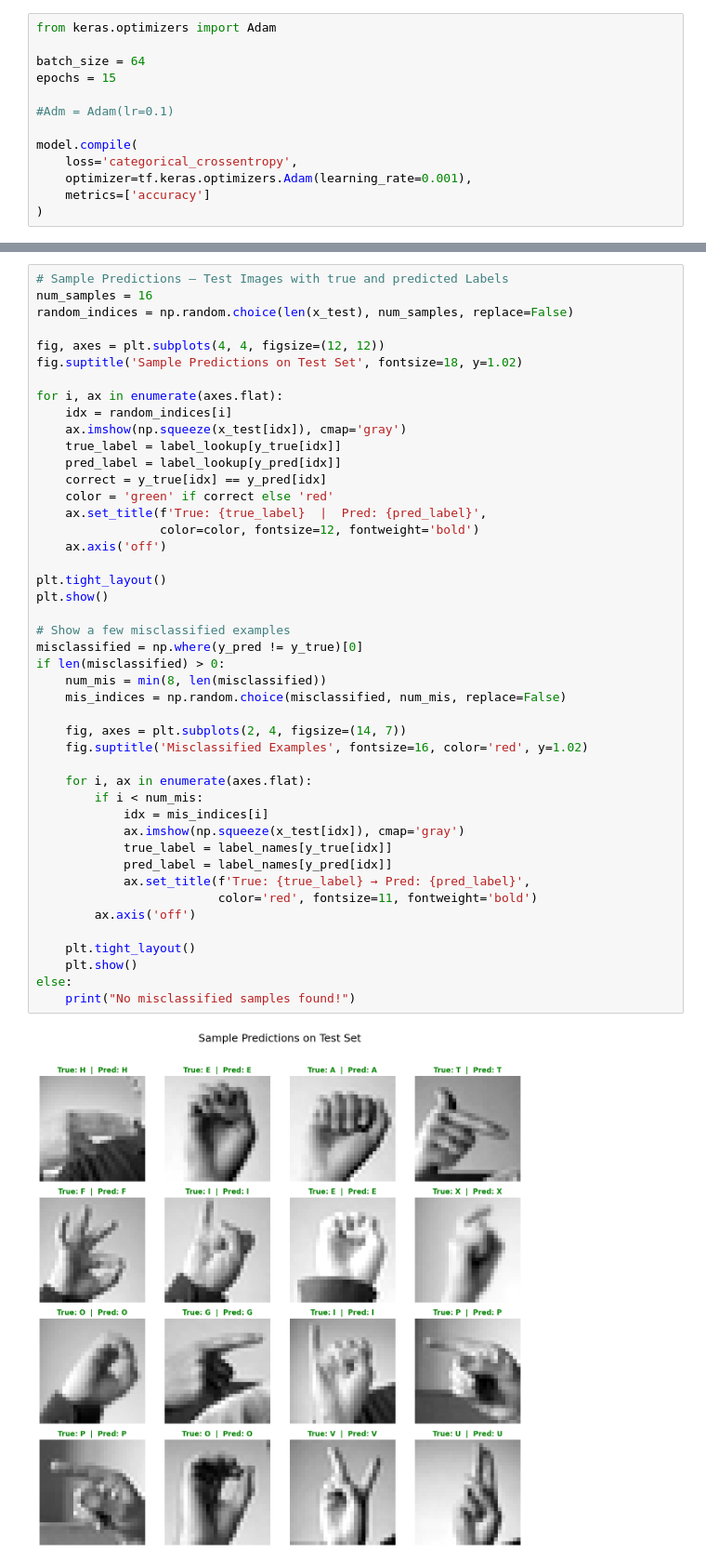
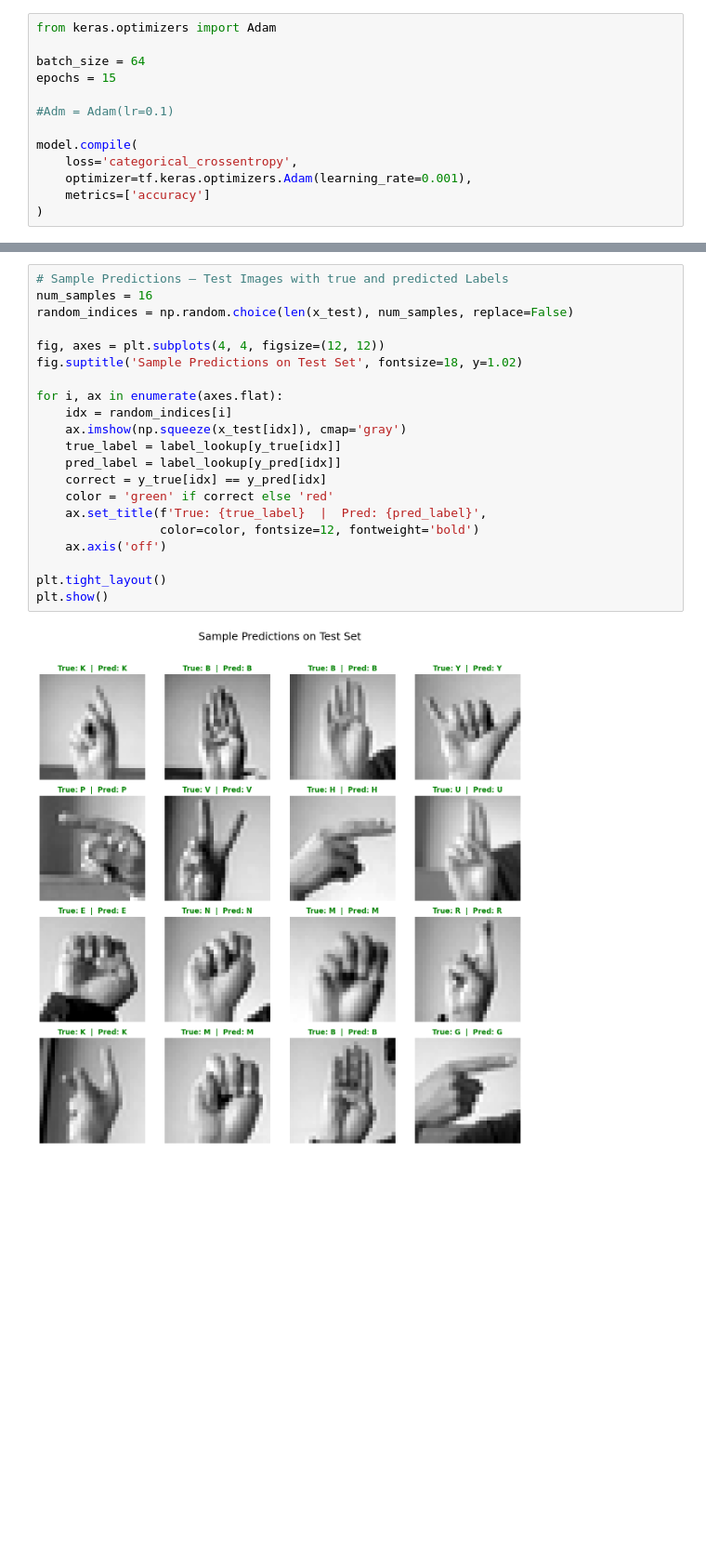
Before and after one commit to bolmin70/CV_project_3117202, a Jupyter notebook: CVprojectFinishedVisualization3117202.ipynb, the cells around one changed output, grey strips where cells are left out. Shown at 93% size. Cells and saved outputs as stored; diff of their text form; blank space fills up the shorter version.

```diff
--- a/CVprojectFinishedVisualization3117202.ipynb
+++ b/CVprojectFinishedVisualization3117202.ipynb
@@ -375,47 +373,23 @@ print(pred_vs_true.to_string(index=False))
 # %%
 # Sample Predictions – Test Images with true and predicted Labels
 num_samples = 16
 random_indices = np.random.choice(len(x_test), num_samples, replace=False)
 
 fig, axes = plt.subplots(4, 4, figsize=(12, 12))
 fig.suptitle('Sample Predictions on Test Set', fontsize=18, y=1.02)
 
 for i, ax in enumerate(axes.flat):
     idx = random_indices[i]
     ax.imshow(np.squeeze(x_test[idx]), cmap='gray')
     true_label = label_lookup[y_true[idx]]
     pred_label = label_lookup[y_pred[idx]]
     correct = y_true[idx] == y_pred[idx]
     color = 'green' if correct else 'red'
     ax.set_title(f'True: {true_label}  |  Pred: {pred_label}',
                  color=color, fontsize=12, fontweight='bold')
     ax.axis('off')
 
 plt.tight_layout()
 plt.show()
-
-# Show a few misclassified examples
-misclassified = np.where(y_pred != y_true)[0]
-if len(misclassified) > 0:
-    num_mis = min(8, len(misclassified))
-    mis_indices = np.random.choice(misclassified, num_mis, replace=False)
-
-    fig, axes = plt.subplots(2, 4, figsize=(14, 7))
-    fig.suptitle('Misclassified Examples', fontsize=16, color='red', y=1.02)
-
-    for i, ax in enumerate(axes.flat):
-        if i < num_mis:
-            idx = mis_indices[i]
-            ax.imshow(np.squeeze(x_test[idx]), cmap='gray')
-            true_label = label_names[y_true[idx]]
-            pred_label = label_names[y_pred[idx]]
-            ax.set_title(f'True: {true_label} → Pred: {pred_label}',
-                         color='red', fontsize=11, fontweight='bold')
-        ax.axis('off')
-
-    plt.tight_layout()
-    plt.show()
-else:
-    print("No misclassified samples found!")
 # %% [output]
-[figure, old version]
+[figure, new version]
```
Also changed, not shown: parts of 8 cells of this notebook, 1 other file.
